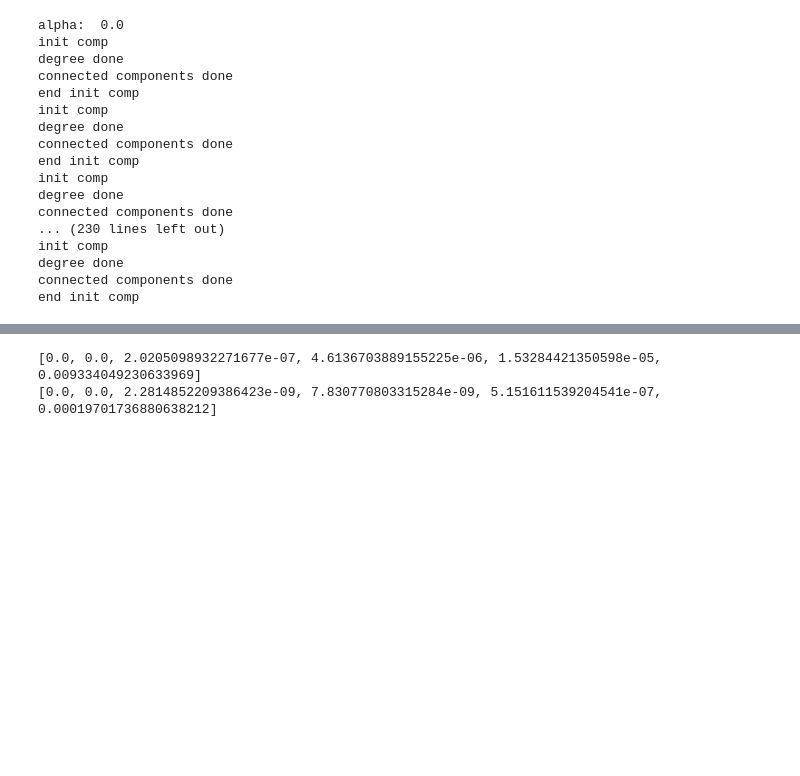
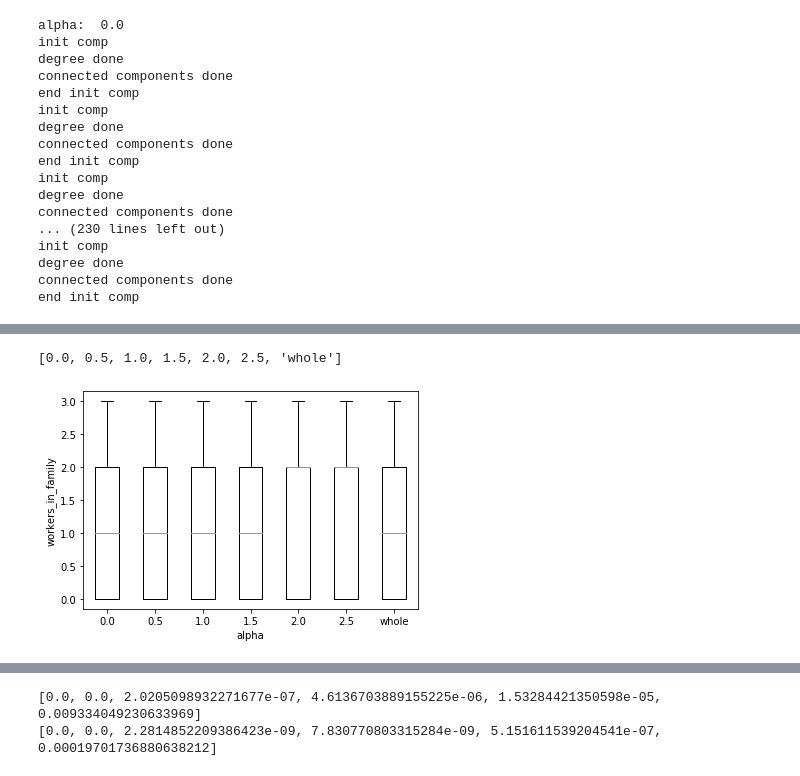
Before and after one commit to ahsantarique/social-distancing, a Jupyter notebook: src/vaccgame-d1-p4-albemarle.ipynb, the cells around one changed output, grey strips where cells are left out. Saved outputs shown, nothing was run; the diff lists cells and outputs as text; code cells hidden in the pictures; blank space fills up the shorter version.

```diff
--- a/src/vaccgame-d1-p4-albemarle.ipynb
+++ b/src/vaccgame-d1-p4-albemarle.ipynb
@@ -131,0 +151,5 @@ vaccinated_boxplot('hh_size')
+# %%
+vaccinated_boxplot('workers_in_family')
+# %% [output]
+[0.0, 0.5, 1.0, 1.5, 2.0, 2.5, 'whole']
+[figure, added]
```
Also changed, not shown: parts of 5 cells of this notebook, 17 other files.
